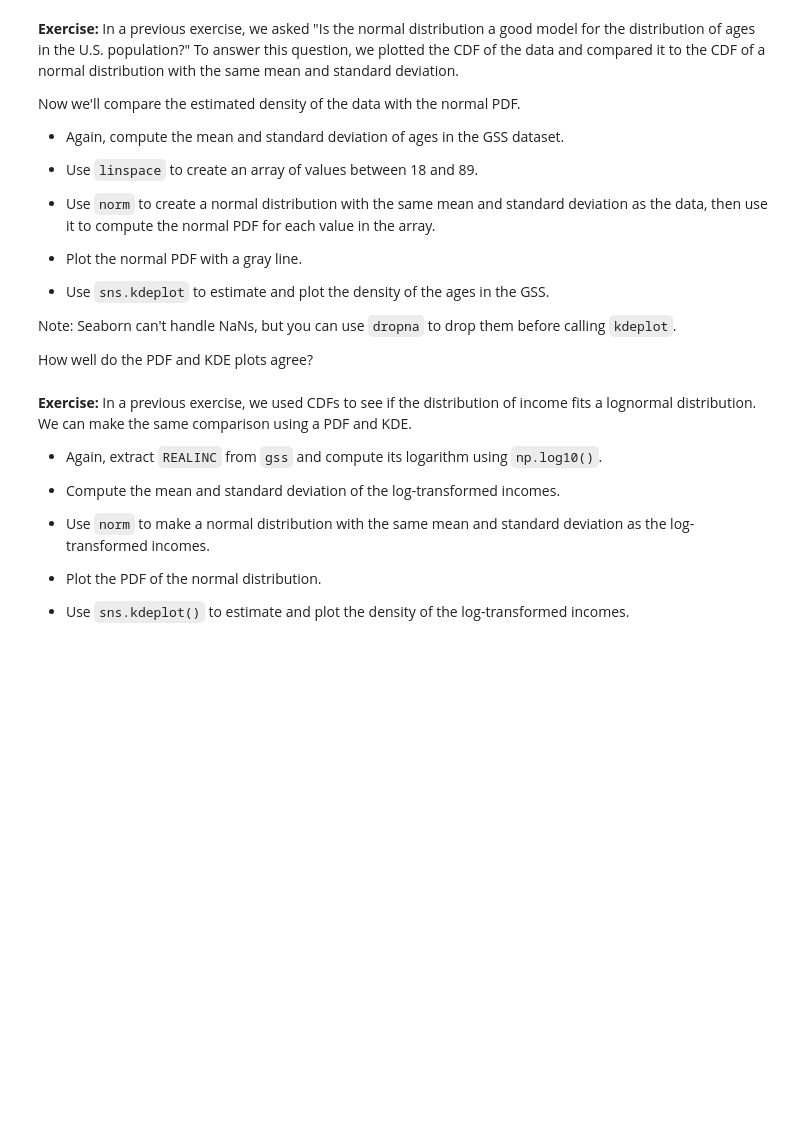
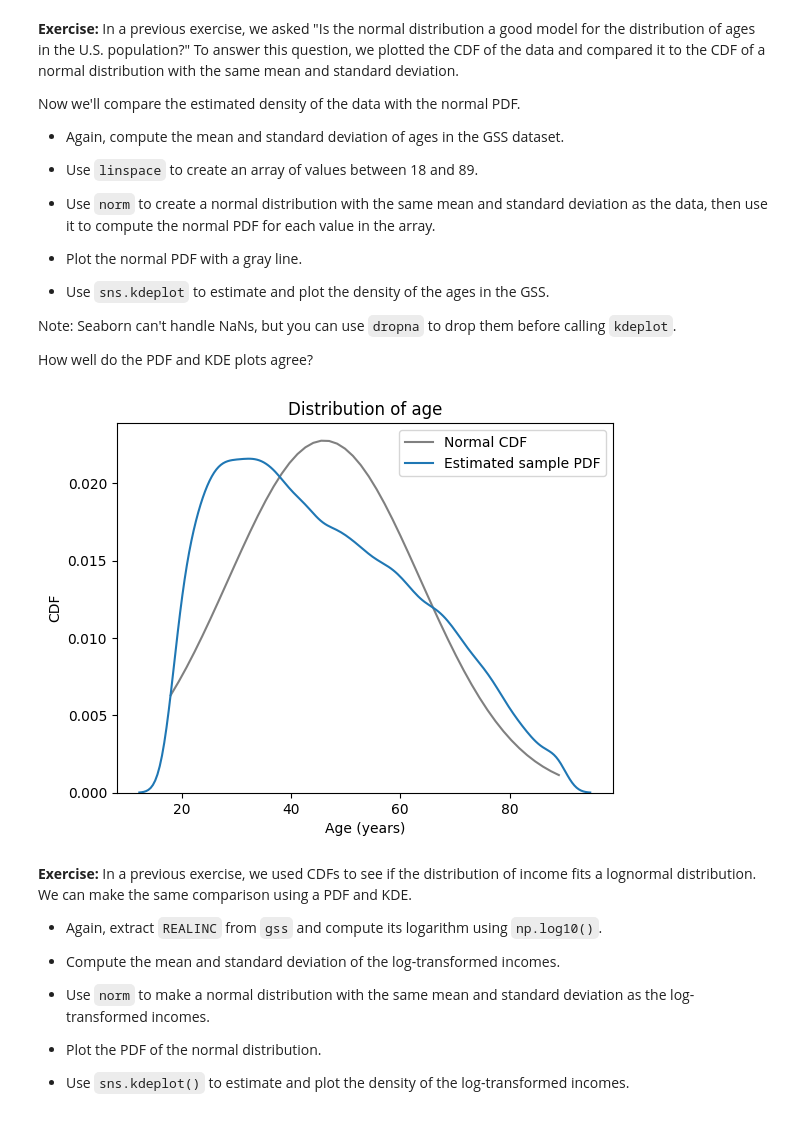
Before and after one commit to peterzhou-cs/Mytest, a Jupyter notebook: 08_distributions.ipynb, the cells around one changed output. Cells and saved outputs as stored; diff of their text form; code cells hidden in the pictures; blank space fills up the shorter version.

```diff
--- a/08_distributions.ipynb
+++ b/08_distributions.ipynb
@@ -852,3 +889,20 @@ How well do the PDF and KDE plots agree?
+# %%
+# Solution goes here
+age = gss['AGE'].replace([98, 99], np.nan)
+mean = np.mean(age)
+std = np.std(age)
+xs1 = np.linspace(18, 89)
+ys1 = norm(mean, std).pdf(xs1)
+plt.plot(xs1, ys1, color='gray', label='Normal CDF')
+cdf_age = Pmf.from_seq(age)
+sns.kdeplot(age, label='Estimated sample PDF')
+#cdf_age.plot()
+plt.xlabel('Age (years)')
+plt.ylabel('CDF')
+plt.title('Distribution of age')
+plt.legend();
+# %% [output]
+[figure, added]
 # %% [markdown]
 **Exercise:** In a previous exercise, we used CDFs to see if the distribution of income fits a lognormal distribution.  We can make the same comparison using a PDF and KDE.
 
```
Also changed, not shown: parts of 15 cells of this notebook.
